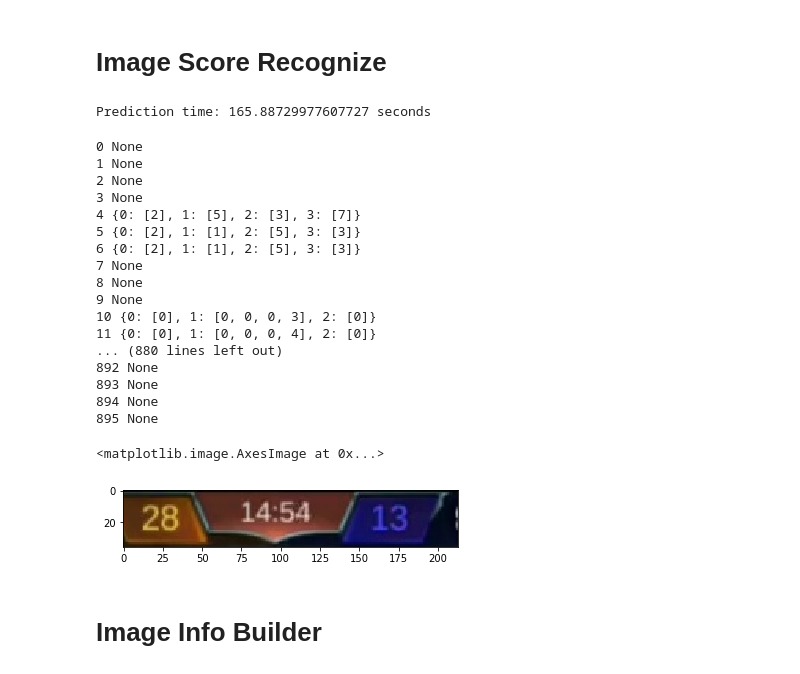
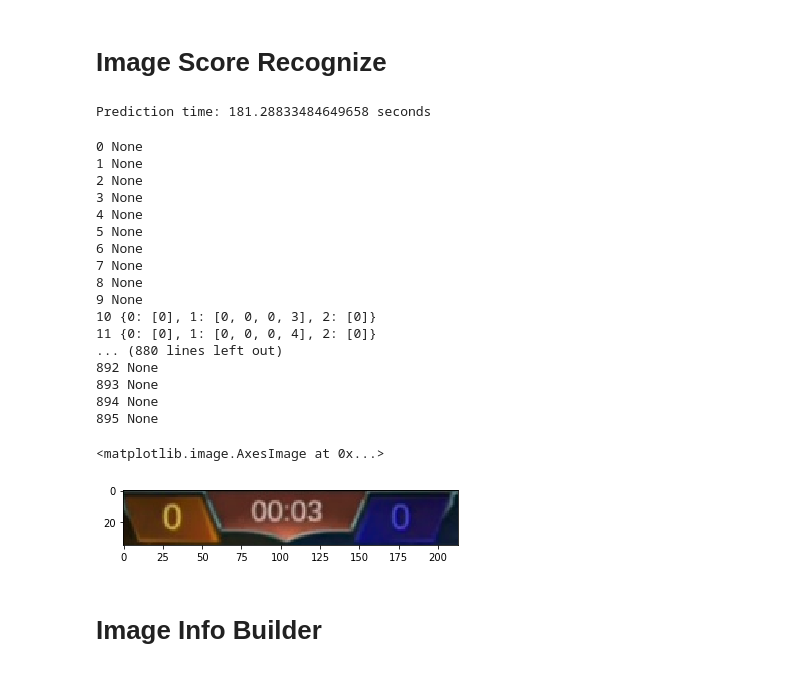
Before and after one commit to kinglin/YTClip, a Jupyter notebook: 02_Code/01_Scripts/Integration.ipynb, the cells around one changed output. Saved outputs shown, nothing was run; the diff lists cells and outputs as text; code cells hidden in the pictures.

Commit message:
fix bug score_rsult_1 and filter th start of standard video
add function checkStart

```diff
--- a/02_Code/01_Scripts/Integration.ipynb
+++ b/02_Code/01_Scripts/Integration.ipynb
@@ -297,7 +297,6 @@ def get_results(bbs, probs, y_pred):
         result[i] = y_pred[item]
     sort_pos = np.sort(position)
     result = grp_result(result,sort_pos)
-#     return result
     return clean_result(result)
 
 def clean_result(resultDict):
@@ -315,9 +314,15 @@ def clean_result(resultDict):
     if len(resultDict) == 3 and len(resultDict[1]) == 5:
         resultDict[1].pop(2)
     return resultDict
+
+def checkStart(result):
+    if result[0][0] == 0 and result[2][0] == 0 and result[1][0] == 0 and result[1][1] == 0:
+        return True
+    return False
 # %%
 scores = []
 scoreBanner = []
+startFlag = 0
 startTime = time.time()
 for img in oriImgs:
     width = img.shape[1]
@@ -331,12 +336,18 @@ for img in oriImgs:
     if len(bbs) == 0:
         result = None
     else:
+        startFlag += 1
         result = get_results(bbs, probs, y_pred)
+
+    if startFlag == 1 and not checkStart(result):
+        startFlag = 0
+        result = None
     scores.append(result)
+
 endTime = time.time()
 print("Prediction time: {0} seconds".format(endTime - startTime))
 # %% [output]
-Prediction time: 165.88729977607727 seconds
+Prediction time: 181.28833484649658 seconds
 # %%
 for i in range(0, len(scores)):
     print(i, scores[i])
@@ -345,9 +356,9 @@ for i in range(0, len(scores)):
 1 None
 2 None
 3 None
-4 {0: [2], 1: [5], 2: [3], 3: [7]}
-5 {0: [2], 1: [1], 2: [5], 3: [3]}
-6 {0: [2], 1: [1], 2: [5], 3: [3]}
+4 None
+5 None
+6 None
 7 None
 8 None
 9 None
@@ -361,8 +374,8 @@ for i in range(0, len(scores)):
 # %%
-plt.imshow(scoreBanner[838])
+plt.imshow(scoreBanner[10])
 # %% [output]
 <matplotlib.image.AxesImage at 0x...>
-[figure, old version]
+[figure, new version]
 # %% [markdown]
 # Image Info Builder
 # %%
```
Also changed, not shown: parts of 1 cell of this notebook.
